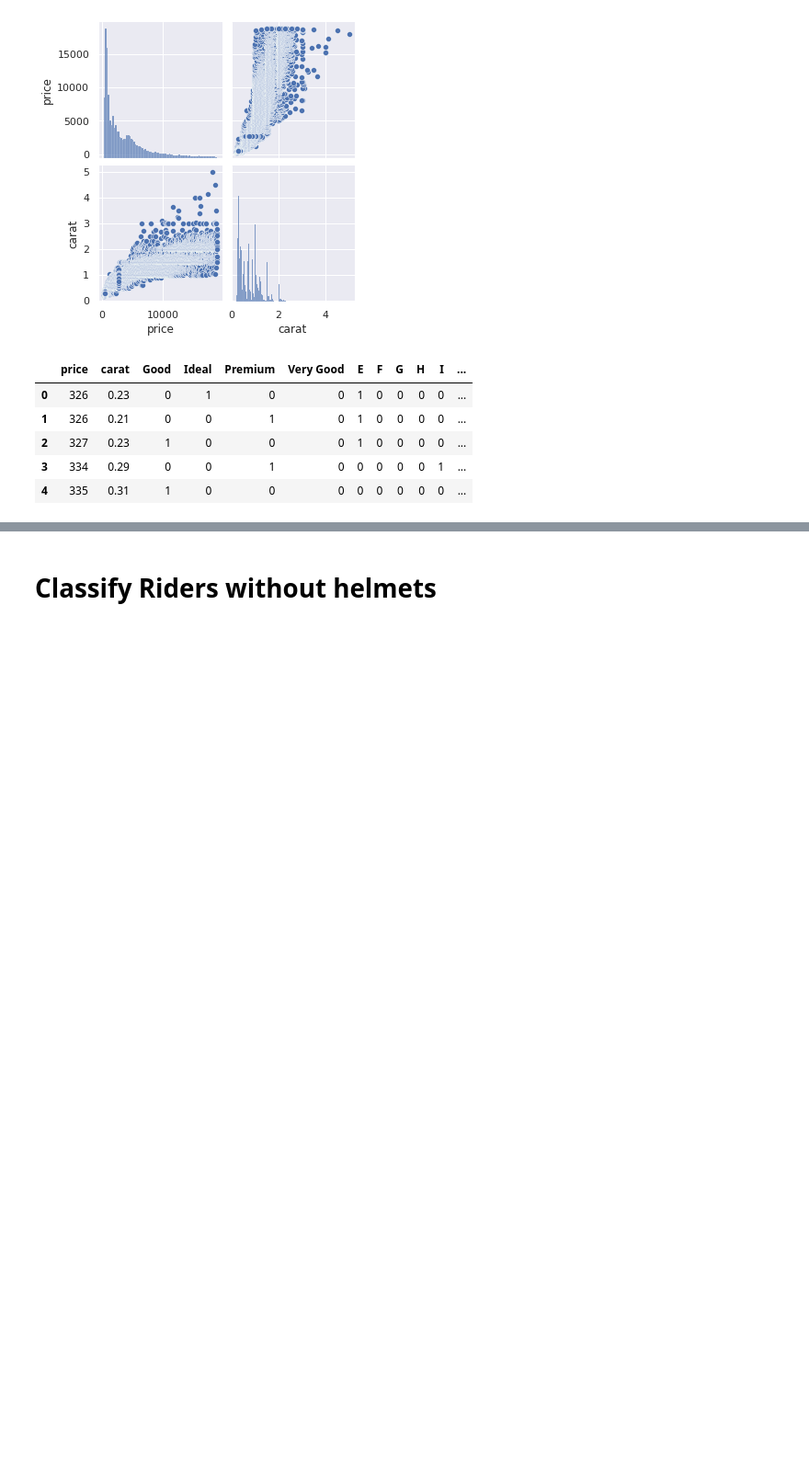
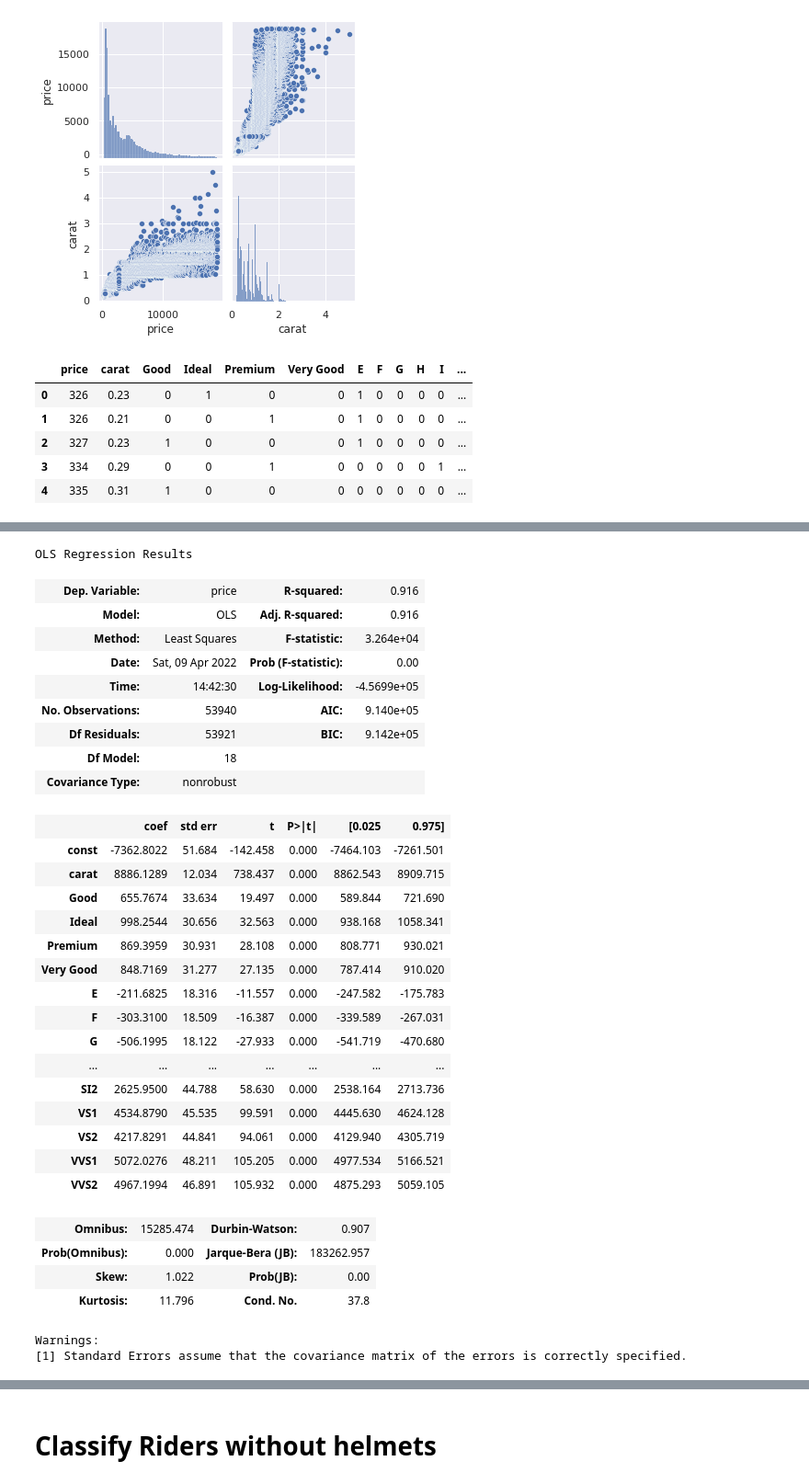
Before and after one commit to Suvodeep-Das/Diamond-Pricing-Model, a Jupyter notebook: MachineGeeks.ipynb, the cells around one changed output, grey strips where cells are left out. Shown at 92% size. Drawn from its saved outputs; the diff is of its cells as text; code cells hidden in the pictures; blank space fills up the shorter version.

```diff
--- a/MachineGeeks.ipynb
+++ b/MachineGeeks.ipynb
@@ -124,0 +132,43 @@ df.head()
+# %%
+# OLS Baseline Regression Model
+import statsmodels.api as sm
+np.random.seed(0)
+y = df.price
+X = df.drop(['price'], axis=1)
+X = sm.add_constant(X)
+model = sm.OLS(y, X)
+results = model.fit()
+results.summary()
+# %% [output]
+OLS Regression Results
+| Dep. Variable: | price | R-squared: | 0.916 |
+| Model: | OLS | Adj. R-squared: | 0.916 |
+| Method: | Least Squares | F-statistic: | 3.264e+04 |
+| Date: | Sat, 09 Apr 2022 | Prob (F-statistic): | 0.00 |
+| Time: | 14:42:30 | Log-Likelihood: | -4.5699e+05 |
+| No. Observations: | 53940 | AIC: | 9.140e+05 |
+| Df Residuals: | 53921 | BIC: | 9.142e+05 |
+| Df Model: | 18 |  |  |
+| Covariance Type: | nonrobust |  |  |
+|  | coef | std err | t | P>|t| | [0.025 | 0.975] |
+| const | -7362.8022 | 51.684 | -142.458 | 0.000 | -7464.103 | -7261.501 |
+| carat | 8886.1289 | 12.034 | 738.437 | 0.000 | 8862.543 | 8909.715 |
+| Good | 655.7674 | 33.634 | 19.497 | 0.000 | 589.844 | 721.690 |
+| Ideal | 998.2544 | 30.656 | 32.563 | 0.000 | 938.168 | 1058.341 |
+| Premium | 869.3959 | 30.931 | 28.108 | 0.000 | 808.771 | 930.021 |
+| Very Good | 848.7169 | 31.277 | 27.135 | 0.000 | 787.414 | 910.020 |
+| E | -211.6825 | 18.316 | -11.557 | 0.000 | -247.582 | -175.783 |
+| F | -303.3100 | 18.509 | -16.387 | 0.000 | -339.589 | -267.031 |
+| G | -506.1995 | 18.122 | -27.933 | 0.000 | -541.719 | -470.680 |
+| ... | ... | ... | ... | ... | ... | ... |
+| SI2 | 2625.9500 | 44.788 | 58.630 | 0.000 | 2538.164 | 2713.736 |
+| VS1 | 4534.8790 | 45.535 | 99.591 | 0.000 | 4445.630 | 4624.128 |
+| VS2 | 4217.8291 | 44.841 | 94.061 | 0.000 | 4129.940 | 4305.719 |
+| VVS1 | 5072.0276 | 48.211 | 105.205 | 0.000 | 4977.534 | 5166.521 |
+| VVS2 | 4967.1994 | 46.891 | 105.932 | 0.000 | 4875.293 | 5059.105 |
+| Omnibus: | 15285.474 | Durbin-Watson: | 0.907 |
+| Prob(Omnibus): | 0.000 | Jarque-Bera (JB): | 183262.957 |
+| Skew: | 1.022 | Prob(JB): | 0.00 |
+| Kurtosis: | 11.796 | Cond. No. | 37.8 |
+Warnings:
+[1] Standard Errors assume that the covariance matrix of the errors is correctly specified.
```
Also changed, not shown: parts of 5 cells of this notebook.
